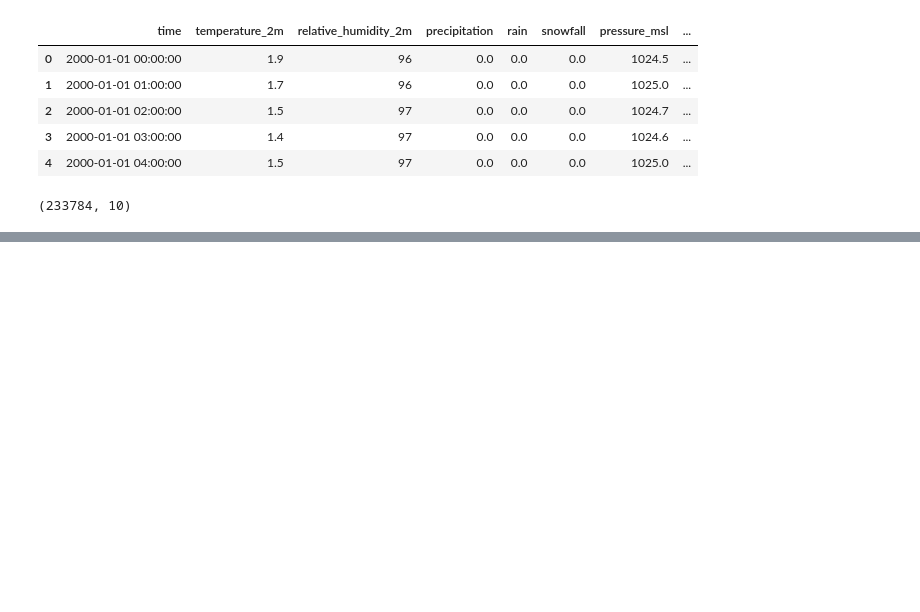
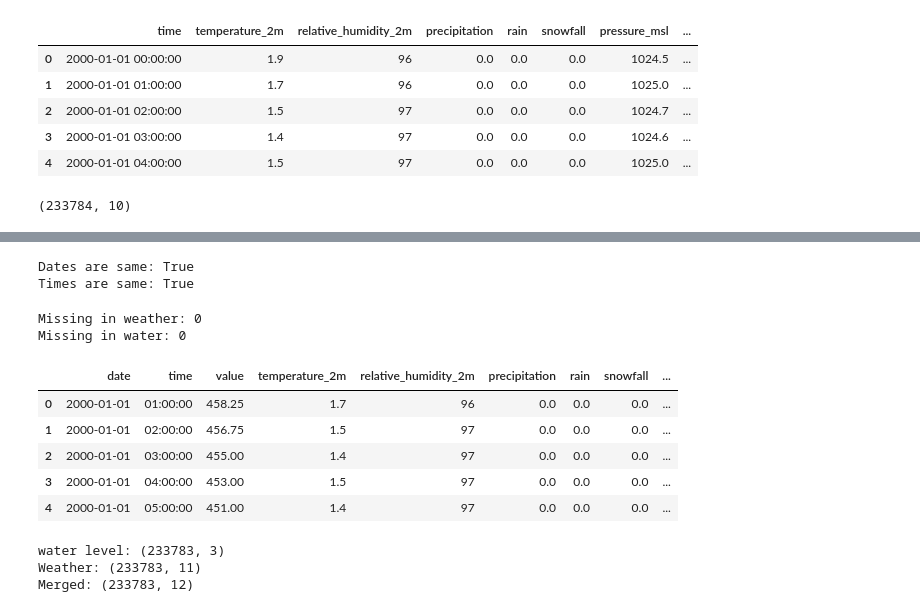
Before and after one commit to PrithviHe/Rhine-cargo-advisor, a Jupyter notebook: notebooks/Data_import.ipynb, the cells around one changed output, grey strips where cells are left out. Saved outputs shown, nothing was run; the diff lists cells and outputs as text; code cells hidden in the pictures; blank space fills up the shorter version.

```diff
--- a/notebooks/Data_import.ipynb
+++ b/notebooks/Data_import.ipynb
@@ -73,0 +164,20 @@ FileNotFoundError: [Errno 2] No such file or directory: 'data/raw/water_level_15
+# %%
+# Convert to datetime
+weather["time"] = pd.to_datetime(weather["time"])
+
+# Create separate date and time columns
+weather["date"] = weather["time"].dt.date
+weather["time_only"] = weather["time"].dt.time
+
+# Remove original datetime column
+weather = weather.drop(columns=["time"])
+
+# Rename time_only to time
+weather = weather.rename(columns={"time_only": "time"})
+# %%
+weather = weather[
+    ["date", "time"] +
+    [col for col in weather.columns if col not in ["date", "time"]]
+]
+
+weather.head()
@@ -73,0 +191,5 @@ FileNotFoundError: [Errno 2] No such file or directory: 'data/raw/water_level_15
+# %%
+#drop first row due to time mismatch with water level data
+weather = weather.iloc[1:].reset_index(drop=True)
+
+weather.head()
@@ -73,0 +283,50 @@ FileNotFoundError: [Errno 2] No such file or directory: 'data/raw/water_level_15
+# %%
+#checking for the date and time of the whole dataset
+same_date = df_hourly["date"].reset_index(drop=True).equals(
+    weather["date"].reset_index(drop=True)
+)
+
+same_time = df_hourly["time"].reset_index(drop=True).equals(
+    weather["time"].reset_index(drop=True)
+)
+
+print("Dates are same:", same_date)
+print("Times are same:", same_time)
+# %% [output]
+Dates are same: True
+Times are same: True
+# %%
+# One Final check for the missing data
+water_times = set(zip(df_hourly["date"], df_hourly["time"]))
+weather_times = set(zip(weather["date"], weather["time"]))
+
+print("Missing in weather:", len(water_times - weather_times))
+print("Missing in water:", len(weather_times - water_times))
+# %% [output]
+Missing in weather: 0
+Missing in water: 0
+# %%
+#Merge both data set
+merged_df = pd.merge(
+   df_hourly_water,
+    weather,
+    on=["date", "time"],
+    how="inner"
+)
+
+merged_df.head()
+# %% [output]
+|  | date | time | value | temperature_2m | relative_humidity_2m | precipitation | rain | snowfall | ... |
+| 0 | 2000-01-01 | 01:00:00 | 458.25 | 1.7 | 96 | 0.0 | 0.0 | 0.0 | ... |
+| 1 | 2000-01-01 | 02:00:00 | 456.75 | 1.5 | 97 | 0.0 | 0.0 | 0.0 | ... |
+| 2 | 2000-01-01 | 03:00:00 | 455.00 | 1.4 | 97 | 0.0 | 0.0 | 0.0 | ... |
+| 3 | 2000-01-01 | 04:00:00 | 453.00 | 1.5 | 97 | 0.0 | 0.0 | 0.0 | ... |
+| 4 | 2000-01-01 | 05:00:00 | 451.00 | 1.4 | 97 | 0.0 | 0.0 | 0.0 | ... |
+# %%
+print("water level:", df_hourly_water.shape)
+print("Weather:", weather.shape)
+print("Merged:", merged_df.shape)
+# %% [output]
+water level: (233783, 3)
+Weather: (233783, 11)
+Merged: (233783, 12)
```
Also changed, not shown: parts of 16 cells of this notebook.
